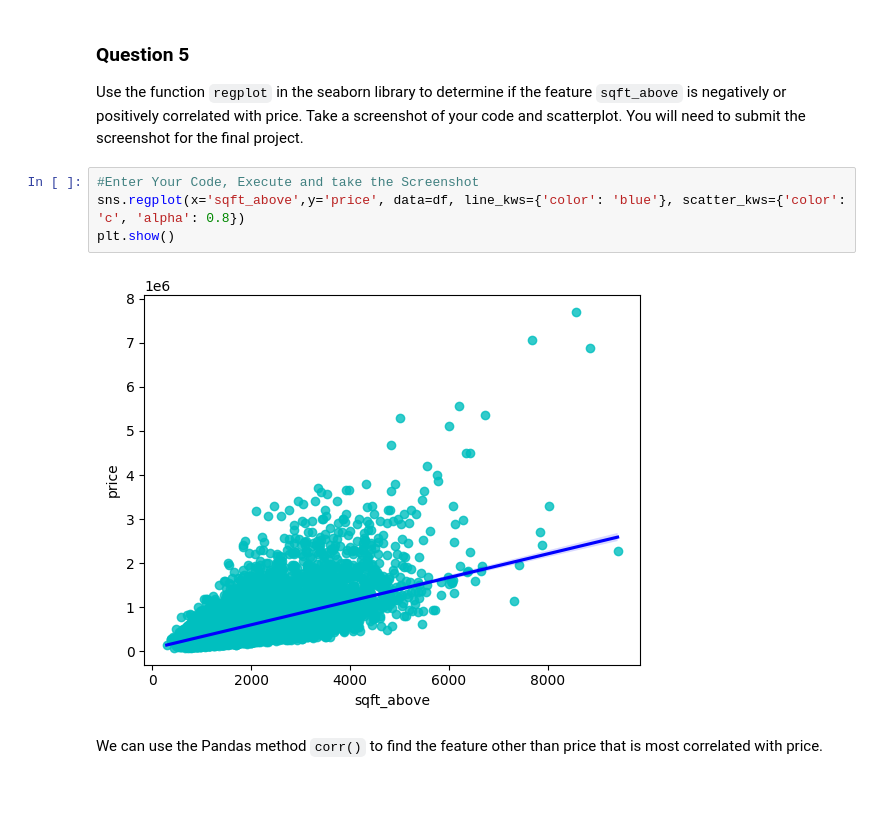
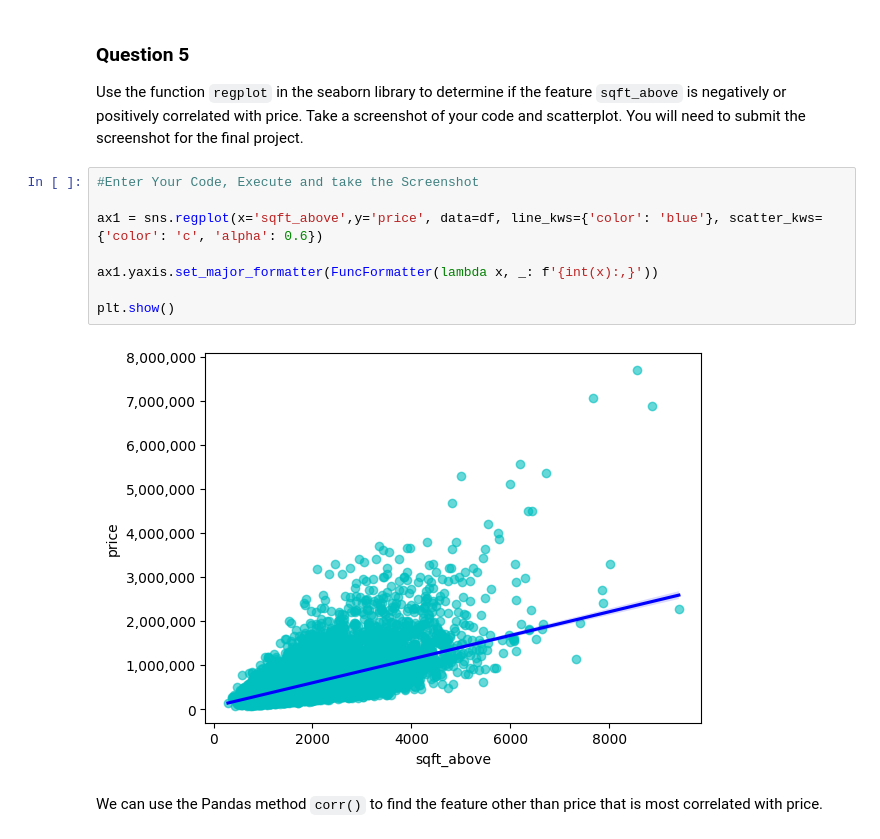
Before and after one commit to FS-coding/Coursera-IBM-Data_Science-FS, a Jupyter notebook: Data Analysis with Python/House_Sales_in_King_Count_USA-20231003-1696291200.jupyterlite.ipynb, the cells around one changed output. Drawn from its saved outputs; the diff is of its cells as text; blank space fills up the shorter version.

```diff
--- a/Data Analysis with Python/House_Sales_in_King_Count_USA-20231003-1696291200.jupyterlite.ipynb
+++ b/Data Analysis with Python/House_Sales_in_King_Count_USA-20231003-1696291200.jupyterlite.ipynb
@@ -240,10 +242,14 @@ plt.show()
 Use the function <code>regplot</code>  in the seaborn library  to  determine if the feature <code>sqft_above</code> is negatively or positively correlated with price. Take a screenshot of your code and scatterplot. You will need to submit the screenshot for the final project.
 # %%
 #Enter Your Code, Execute and take the Screenshot
-sns.regplot(x='sqft_above',y='price', data=df, line_kws={'color': 'blue'}, scatter_kws={'color': 'c', 'alpha': 0.8})
+
+ax1 = sns.regplot(x='sqft_above',y='price', data=df, line_kws={'color': 'blue'}, scatter_kws={'color': 'c', 'alpha': 0.6})
+
+ax1.yaxis.set_major_formatter(FuncFormatter(lambda x, _: f'{int(x):,}'))
+
 plt.show()
 # %% [output]
-[figure, old version]
+[figure, new version]
 # %% [markdown]
 We can use the Pandas method <code>corr()</code>  to find the feature other than price that is most correlated with price.
 # %%
```
Also changed, not shown: parts of 2 cells of this notebook.
